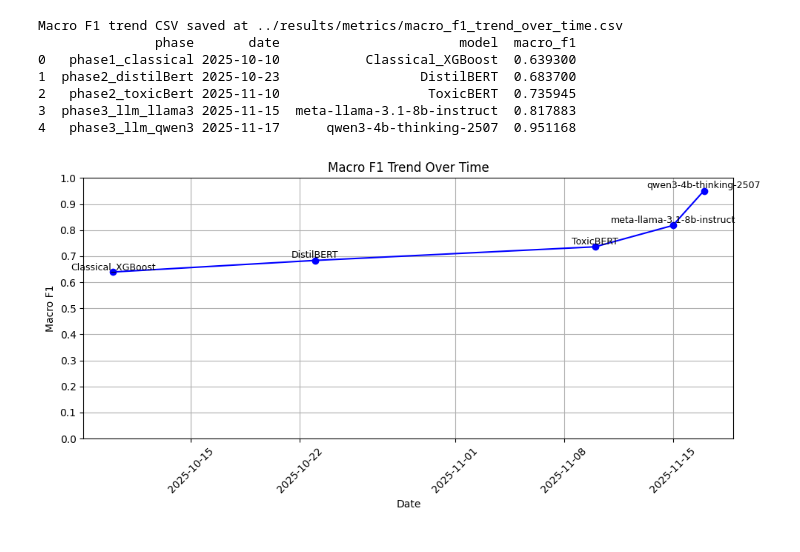
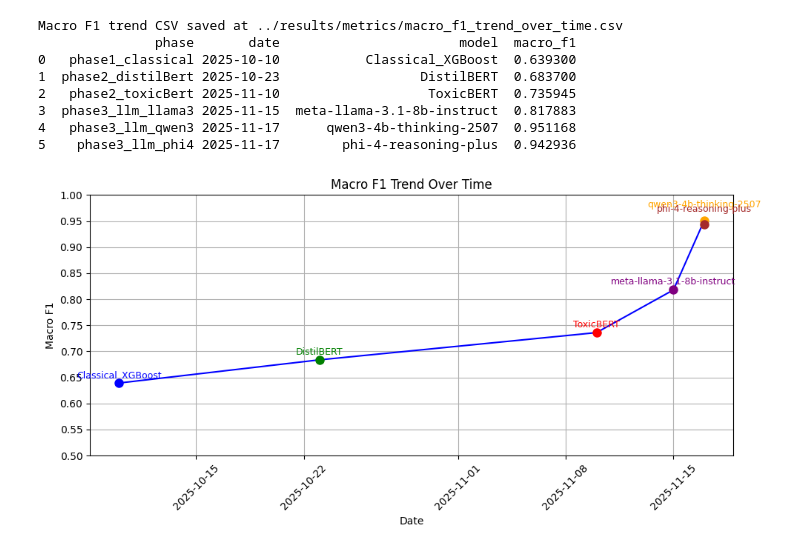
Before and after one commit to ismiljanic/SyntaxBase-moderation-microservice, a Jupyter notebook: notebooks/06_metrics_analysis.ipynb, the cells around one changed output. Cells and saved outputs as stored; diff of their text form; code cells hidden in the pictures.

```diff
--- a/notebooks/06_metrics_analysis.ipynb
+++ b/notebooks/06_metrics_analysis.ipynb
@@ -4,7 +4,6 @@ import matplotlib.dates as mdates
 import matplotlib.ticker as ticker
 import pandas as pd
 
-# Existing classical/transformer phases
 phases = [
     {
         "phase": "phase1_classical",
@@ -24,7 +23,6 @@ phases = [
         "model": "ToxicBERT",
         "macro_f1": 0.7359447534294354
     },
-    # Add LLM phases
     {
         "phase": "phase3_llm_llama3",
         "date": "2025-11-15",
@@ -36,45 +34,63 @@ phases = [
         "date": "2025-11-17",
         "model": "qwen3-4b-thinking-2507",
         "macro_f1": 0.9511678981937602
+    },
+    {
+        "phase": "phase3_llm_phi4",
+        "date": "2025-11-17",
+        "model": "phi-4-reasoning-plus",
+        "macro_f1": 0.942936
     }
 ]
 
-# Convert to DataFrame
 df_trend = pd.DataFrame(phases)
 df_trend["date"] = pd.to_datetime(df_trend["date"])
 
-# Optional: save CSV
 trend_file = "../results/metrics/macro_f1_trend_over_time.csv"
 df_trend.to_csv(trend_file, index=False)
 print(f"Macro F1 trend CSV saved at {trend_file}")
 print(df_trend)
 
-# Plot
 plt.figure(figsize=(10,5))
 plt.plot(df_trend["date"], df_trend["macro_f1"], marker="o", color="blue")
 
-# Add model names above points
+colors = {
+    "Classical_XGBoost": "blue",
+    "DistilBERT": "green",
+    "ToxicBERT": "red",
+    "meta-llama-3.1-8b-instruct": "purple",
+    "qwen3-4b-thinking-2507": "orange",
+    "phi-4-reasoning-plus": "brown"
+}
+
 for i, row in df_trend.iterrows():
-    plt.text(row["date"], row["macro_f1"] + 0.01, row["model"], ha="center", fontsize=9)
+    plt.plot(row["date"], row["macro_f1"], marker="o", color=colors[row["model"]], markersize=8)
+
+    offset = 0.01
+    if row["model"] in ["qwen3-4b-thinking-2507", "phi-4-reasoning-plus"]:
+        offset += 0.015
+    plt.text(row["date"], row["macro_f1"] + offset, row["model"], ha="center", fontsize=9, color=colors[row["model"]])
+
 
 plt.title("Macro F1 Trend Over Time")
 plt.xlabel("Date")
 plt.ylabel("Macro F1")
-plt.ylim(0,1)
+plt.ylim(0.5,1)
 plt.grid(True)
 
 plt.gca().xaxis.set_major_formatter(mdates.DateFormatter('%Y-%m-%d'))
 plt.gca().xaxis.set_major_locator(mdates.AutoDateLocator())
 plt.xticks(rotation=45)
-plt.gca().yaxis.set_major_locator(ticker.MultipleLocator(0.1))
+plt.gca().yaxis.set_major_locator(ticker.MultipleLocator(0.05))
 plt.tight_layout()
 plt.show()
 # %% [output]
 Macro F1 trend CSV saved at ../results/metrics/macro_f1_trend_over_time.csv
                phase       date                       model  macro_f1
 0   phase1_classical 2025-10-10           Classical_XGBoost  0.639300
 1  phase2_distilBert 2025-10-23                  DistilBERT  0.683700
 2   phase2_toxicBert 2025-11-10                   ToxicBERT  0.735945
 3  phase3_llm_llama3 2025-11-15  meta-llama-3.1-8b-instruct  0.817883
 4   phase3_llm_qwen3 2025-11-17      qwen3-4b-thinking-2507  0.951168
+5    phase3_llm_phi4 2025-11-17        phi-4-reasoning-plus  0.942936
-[figure, old version]
+[figure, new version]
```
Also changed, not shown: 1 other file.
